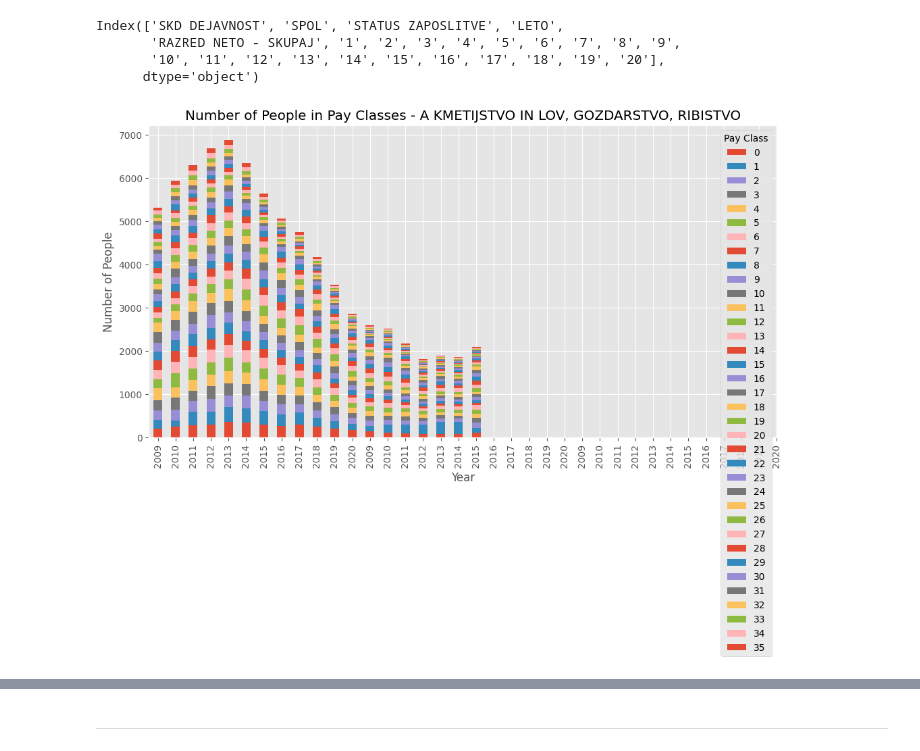
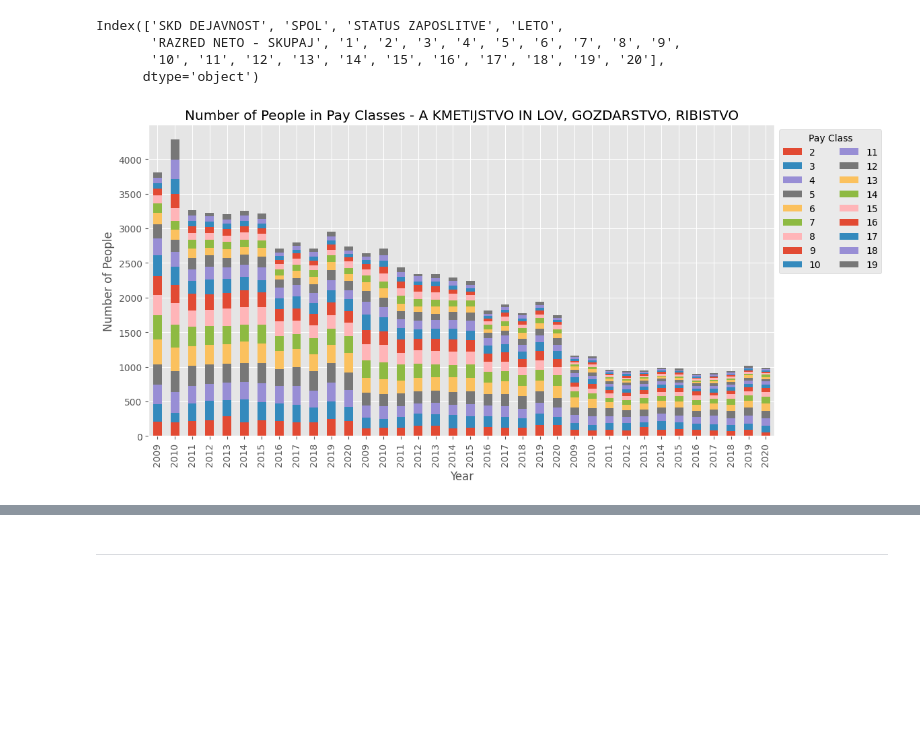
Before and after one commit to janljubic/PR22jlnfzkpmz, a Jupyter notebook: analiza/placa/placa.ipynb, the cells around one changed output, grey strips where cells are left out. Saved outputs shown, nothing was run; the diff lists cells and outputs as text; code cells hidden in the pictures; blank space fills up the shorter version.

Commit message:
added new graphs

```diff
--- a/analiza/placa/placa.ipynb
+++ b/analiza/placa/placa.ipynb
@@ -57,34 +45,30 @@ Index(['SKD DEJAVNOST', 'SPOL', 'STATUS ZAPOSLITVE', 'LETO',
 # %%
 import matplotlib.pyplot as plt
 
 # Filter data for the specific activity
-activity_data = neto_placa[neto_placa['SKD DEJAVNOST'] == 'A KMETIJSTVO IN LOV, GOZDARSTVO, RIBISTVO']
+activity_data = neto_placa.loc[neto_placa['SKD DEJAVNOST'] == 'A KMETIJSTVO IN LOV, GOZDARSTVO, RIBISTVO'].copy()
 
 # Select columns representing the pay classes
-pay_classes = activity_data.columns[6:]
+pay_classes = activity_data.columns[6:-1]  # Exclude the 'RAZRED NETO - SKUPAJ' column
 
-# Transpose the data for plotting
-activity_data_transposed = activity_data[pay_classes].T
+# Get the combined number of people in all classes
+activity_data['Total'] = activity_data[pay_classes].sum(axis=1)
 
 # Set plot style
 plt.style.use('ggplot')
 
 # Create a stacked bar plot
-activity_data_transposed.plot(kind='bar', stacked=True, figsize=(12, 6))
+activity_data.plot(x='LETO', y=pay_classes, kind='bar', stacked=True, figsize=(12, 6))
 
 # Set the axis labels and title
 plt.xlabel('Year')
 plt.ylabel('Number of People')
 plt.title('Number of People in Pay Classes - A KMETIJSTVO IN LOV, GOZDARSTVO, RIBISTVO')
 
-# Customize the x-axis tick labels to display years in the format "2009"
-years = activity_data['LETO'].apply(lambda x: str(x)[:4])
-plt.xticks(range(len(years)), years)
-
-# Show the legend
-plt.legend(title='Pay Class')
+# Show the legend with 2 columns
+plt.legend(title='Pay Class', bbox_to_anchor=(1, 1), loc='upper left', ncol=2)
 
 # Display the plot
 plt.show()
 # %% [output]
-[figure, old version]
+[figure, new version]
```
Also changed, not shown: parts of 4 cells of this notebook.
